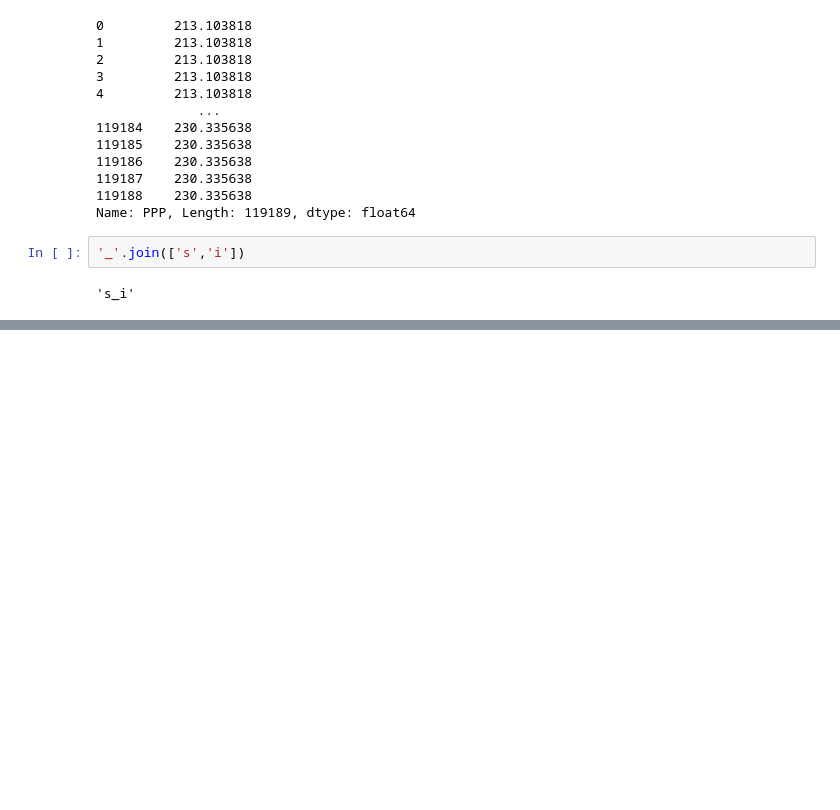
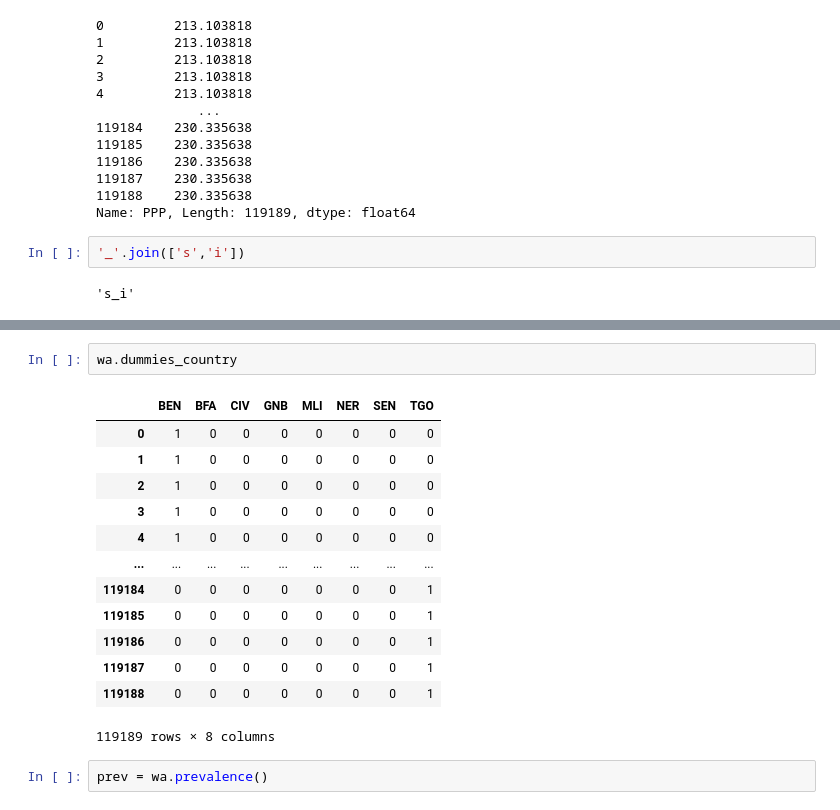
Before and after one commit to mermozhk/Poverty, a Jupyter notebook: WEAMU_poverty_analysis.ipynb, the cells around one changed output, grey strips where cells are left out. Cells and saved outputs as stored; diff of their text form; blank space fills up the shorter version.

```diff
--- a/WEAMU_poverty_analysis.ipynb
+++ b/WEAMU_poverty_analysis.ipynb
@@ -417,0 +517,18 @@ Name: PPP, Length: 119189, dtype: float64
+# %%
+wa.dummies_country
+# %% [output]
+|  | BEN | BFA | CIV | GNB | MLI | NER | SEN | TGO |
+| 0 | 1 | 0 | 0 | 0 | 0 | 0 | 0 | 0 |
+| 1 | 1 | 0 | 0 | 0 | 0 | 0 | 0 | 0 |
+| 2 | 1 | 0 | 0 | 0 | 0 | 0 | 0 | 0 |
+| 3 | 1 | 0 | 0 | 0 | 0 | 0 | 0 | 0 |
+| 4 | 1 | 0 | 0 | 0 | 0 | 0 | 0 | 0 |
+| ... | ... | ... | ... | ... | ... | ... | ... | ... |
+| 119184 | 0 | 0 | 0 | 0 | 0 | 0 | 0 | 1 |
+| 119185 | 0 | 0 | 0 | 0 | 0 | 0 | 0 | 1 |
+| 119186 | 0 | 0 | 0 | 0 | 0 | 0 | 0 | 1 |
+| 119187 | 0 | 0 | 0 | 0 | 0 | 0 | 0 | 1 |
+| 119188 | 0 | 0 | 0 | 0 | 0 | 0 | 0 | 1 |
+119189 rows × 8 columns
+# %%
+prev = wa.prevalence()
```
Also changed, not shown: parts of 25 cells of this notebook, 1 other file.
